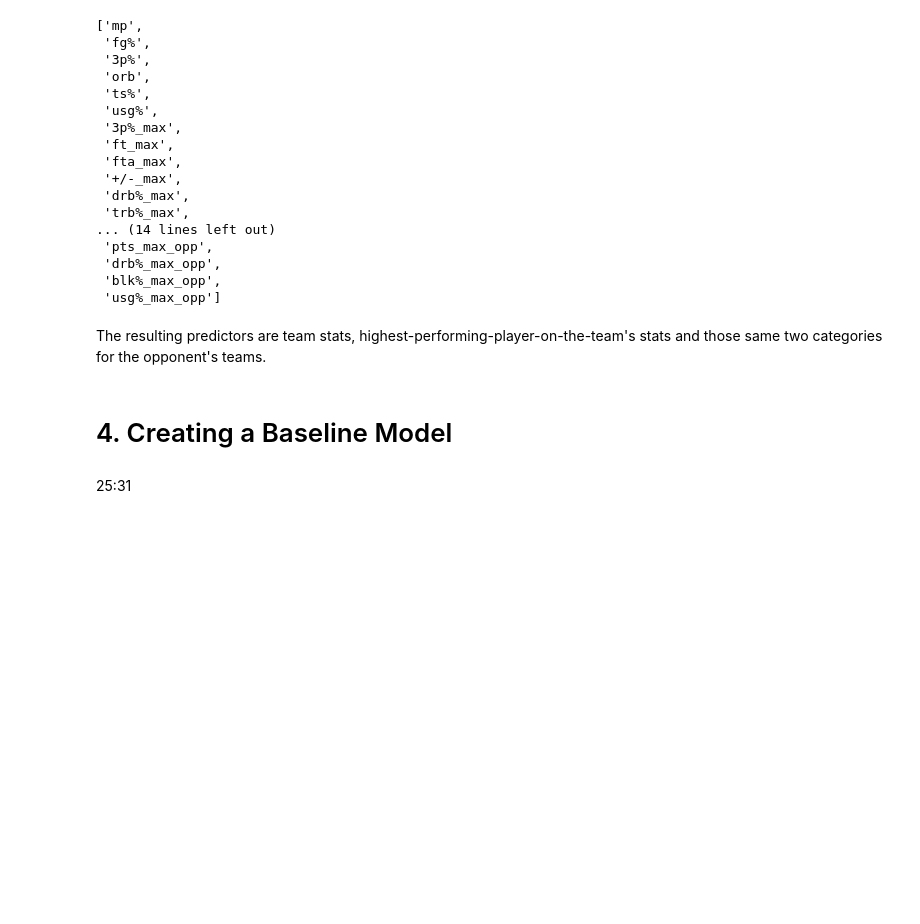
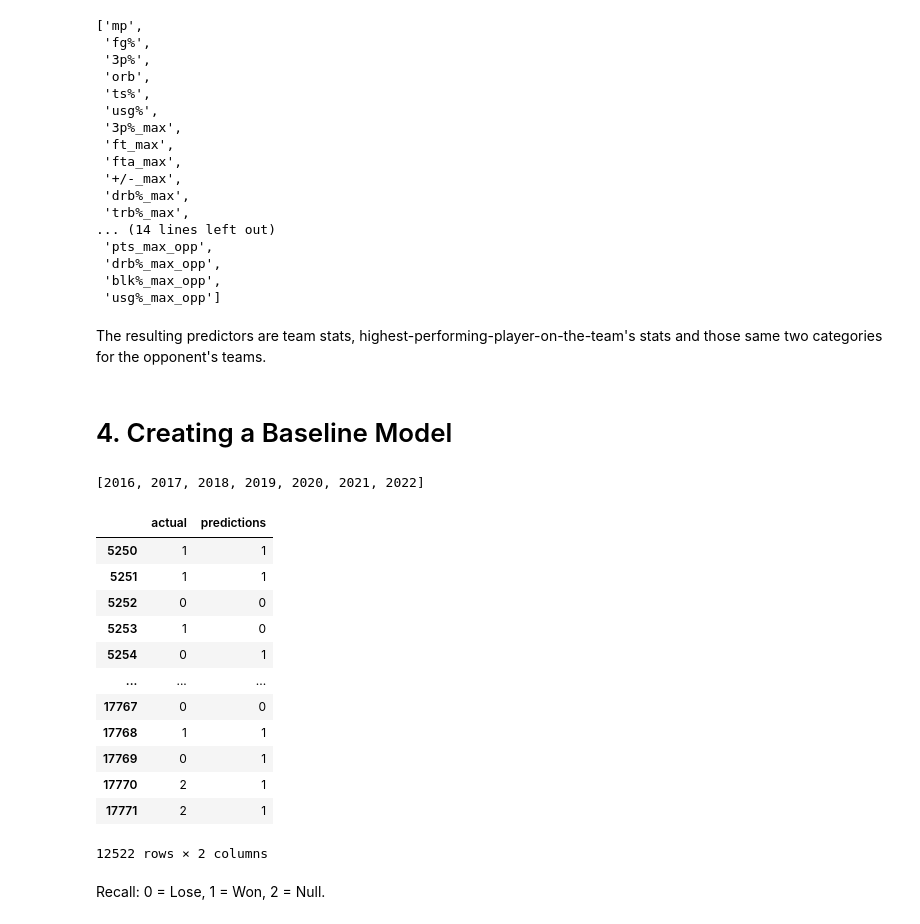
Before and after one commit to thopsialive/Predicting-NBA-Games, a Jupyter notebook: predict.ipynb, the cells around one changed output. Drawn from its saved outputs; the diff is of its cells as text; code cells hidden in the pictures; blank space fills up the shorter version.

Commit message:
model runs

```diff
--- a/predict.ipynb
+++ b/predict.ipynb
@@ -326,5 +326,52 @@ predictors
 The resulting predictors are team stats, highest-performing-player-on-the-team's stats and those same two categories for the opponent's teams.
 # %% [markdown]
 # 4. Creating a Baseline Model
-# %% [markdown]
-25:31
+# %%
+#write a function to make these predictions for us, using past data
+
+#start=2 means we need two seasons of data to predict the next season, i.e. 2018 predictions are made with 2016 & 2017 seasons data
+def backtest(data, model, predictors, start=2, step=1):
+    all_predictions = []
+
+    seasons = sorted(data["season"].unique())
+
+    for i in range(start, len(seasons), step):
+        season = seasons[i]
+
+        train = data[data["season"] < season] #data used to train machine learning algorithm
+        test = data[data["season"] == season] #data used to generate predictions
+
+        model.fit(train[predictors], train["target"])
+
+        preds = model.predict(test[predictors]) #returns numpy array, not fun to work with
+        preds = pd.Series(preds, index=test.index) #convert numpy array to pandas series
+
+        combined = pd.concat([test["target"], preds], axis=1) #we'll combine our actuals with our predicted results
+        combined.columns = ["actual", "predictions"] #column titles
+
+        all_predictions.append(combined)
+    return pd.concat(all_predictions) #output is a dataframe for each of the predicted seasons, i.e. 2018-2022
+# %%
+sorted(df["season"].unique())
+# %% [output]
+[2016, 2017, 2018, 2019, 2020, 2021, 2022]
+# %%
+#now we can run our model!
+predictions = backtest(df, rr, predictors)
+predictions
+# %% [output]
+|  | actual | predictions |
+| 5250 | 1 | 1 |
+| 5251 | 1 | 1 |
+| 5252 | 0 | 0 |
+| 5253 | 1 | 0 |
+| 5254 | 0 | 1 |
+| ... | ... | ... |
+| 17767 | 0 | 0 |
+| 17768 | 1 | 1 |
+| 17769 | 0 | 1 |
+| 17770 | 2 | 1 |
+| 17771 | 2 | 1 |
+12522 rows × 2 columns
+# %% [markdown]
+Recall: 0 = Lose, 1 = Won, 2 = Null.
```
